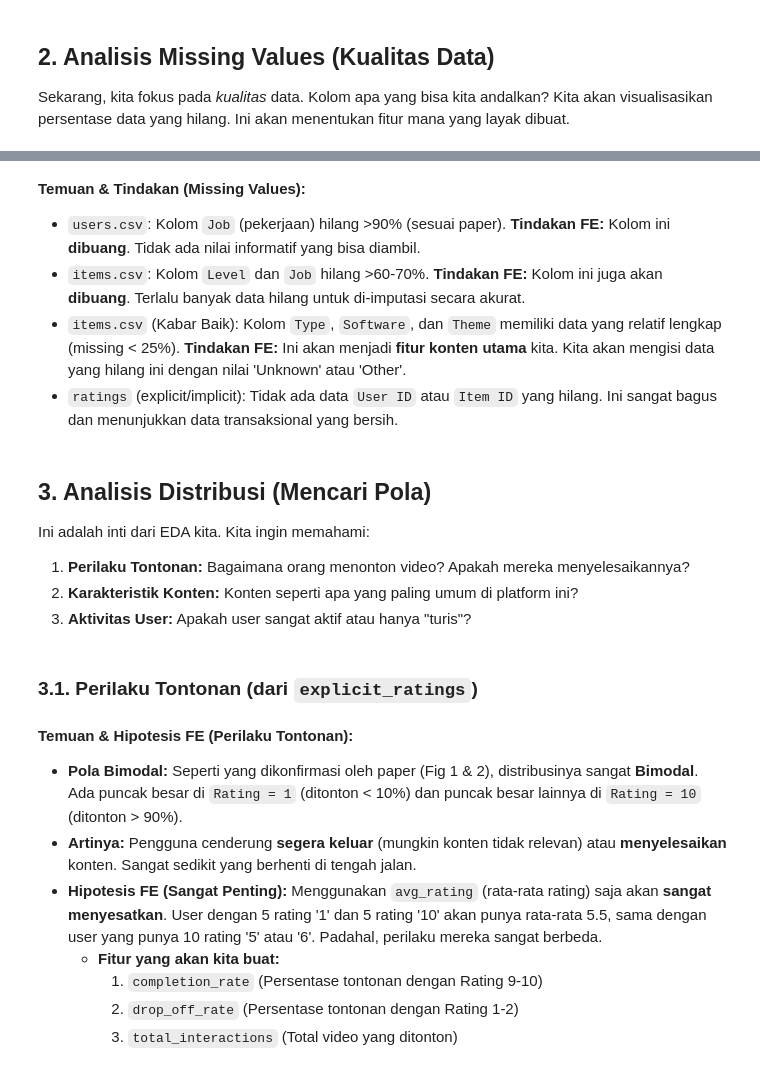
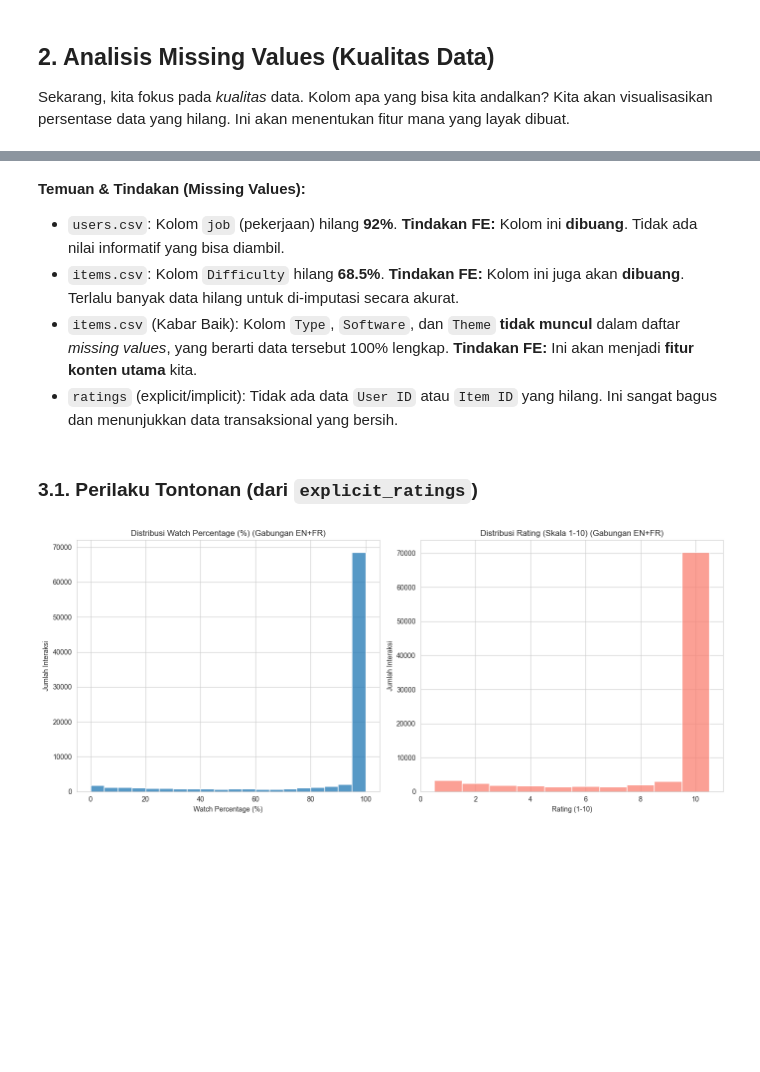
Before and after one commit to zakizulham/E_Learning_Recommender_System, a Jupyter notebook: notebooks/00_EDA.ipynb, the cells around one changed output, grey strips where cells are left out. Cells and saved outputs as stored; diff of their text form; code cells hidden in the pictures; blank space fills up the shorter version.

```diff
--- a/notebooks/00_EDA.ipynb
+++ b/notebooks/00_EDA.ipynb
@@ -147,45 +171,30 @@ plt.show()
 # %% [markdown]
 **Temuan & Tindakan (Missing Values):**
 
-* `users.csv`: Kolom `Job` (pekerjaan) hilang >90% (sesuai paper). **Tindakan FE:** Kolom ini **dibuang**. Tidak ada nilai informatif yang bisa diambil.
-* `items.csv`: Kolom `Level` dan `Job` hilang >60-70%. **Tindakan FE:** Kolom ini juga akan **dibuang**. Terlalu banyak data hilang untuk di-imputasi secara akurat.
-* `items.csv` (Kabar Baik): Kolom `Type`, `Software`, dan `Theme` memiliki data yang relatif lengkap (missing < 25%). **Tindakan FE:** Ini akan menjadi **fitur konten utama** kita. Kita akan mengisi data yang hilang ini dengan nilai 'Unknown' atau 'Other'.
+* `users.csv`: Kolom `job` (pekerjaan) hilang **92%**. **Tindakan FE:** Kolom ini **dibuang**. Tidak ada nilai informatif yang bisa diambil.
+* `items.csv`: Kolom `Difficulty` hilang **68.5%**. **Tindakan FE:** Kolom ini juga akan **dibuang**. Terlalu banyak data hilang untuk di-imputasi secara akurat.
+* `items.csv` (Kabar Baik): Kolom `Type`, `Software`, dan `Theme` **tidak muncul** dalam daftar *missing values*, yang berarti data tersebut 100% lengkap. **Tindakan FE:** Ini akan menjadi **fitur konten utama** kita.
 * `ratings` (explicit/implicit): Tidak ada data `User ID` atau `Item ID` yang hilang. Ini sangat bagus dan menunjukkan data transaksional yang bersih.
-# %% [markdown]
-## 3. Analisis Distribusi (Mencari Pola)
-
-Ini adalah inti dari EDA kita. Kita ingin memahami:
-1.  **Perilaku Tontonan:** Bagaimana orang menonton video? Apakah mereka menyelesaikannya?
-2.  **Karakteristik Konten:** Konten seperti apa yang paling umum di platform ini?
-3.  **Aktivitas User:** Apakah user sangat aktif atau hanya "turis"?
 # %% [markdown]
 ### 3.1. Perilaku Tontonan (dari `explicit_ratings`)
 # %%
 plt.figure(figsize=(14, 6))
 
-# Plot 1: Distribusi 'Watch %'
+# Plot 1: Distribusi 'watch_percentage'
 plt.subplot(1, 2, 1)
-sns.histplot(df_explicit['Watch %'], bins=20, kde=False)
+sns.histplot(df_explicit['watch_percentage'], bins=20, kde=False)
 plt.title('Distribusi Watch Percentage (%) (Gabungan EN+FR)')
-plt.xlabel('Watch %')
+plt.xlabel('Watch Percentage (%)')
 plt.ylabel('Jumlah Interaksi')
 
-# Plot 2: Distribusi 'Rating' (skala 1-10)
+# Plot 2: Distribusi 'rating'
 plt.subplot(1, 2, 2)
-sns.histplot(df_explicit['Rating'], bins=10, discrete=True, color='salmon')
+sns.histplot(df_explicit['rating'], bins=10, discrete=True, color='salmon')
 plt.title('Distribusi Rating (Skala 1-10) (Gabungan EN+FR)')
-plt.xlabel('Rating')
+plt.xlabel('Rating (1-10)')
 plt.ylabel('Jumlah Interaksi')
 
 plt.tight_layout()
 plt.show()
+# %% [output]
+[figure, added]
-# %% [markdown]
-**Temuan & Hipotesis FE (Perilaku Tontonan):**
-
-* **Pola Bimodal:** Seperti yang dikonfirmasi oleh paper (Fig 1 & 2), distribusinya sangat **Bimodal**. Ada puncak besar di `Rating = 1` (ditonton < 10%) dan puncak besar lainnya di `Rating = 10` (ditonton > 90%).
-* **Artinya:** Pengguna cenderung **segera keluar** (mungkin konten tidak relevan) atau **menyelesaikan** konten. Sangat sedikit yang berhenti di tengah jalan.
-* **Hipotesis FE (Sangat Penting):** Menggunakan `avg_rating` (rata-rata rating) saja akan **sangat menyesatkan**. User dengan 5 rating '1' dan 5 rating '10' akan punya rata-rata 5.5, sama dengan user yang punya 10 rating '5' atau '6'. Padahal, perilaku mereka sangat berbeda.
-    * **Fitur yang akan kita buat:**
-        1.  `completion_rate` (Persentase tontonan dengan Rating 9-10)
-        2.  `drop_off_rate` (Persentase tontonan dengan Rating 1-2)
-        3.  `total_interactions` (Total video yang ditonton)
```
Also changed, not shown: parts of 23 cells of this notebook.
